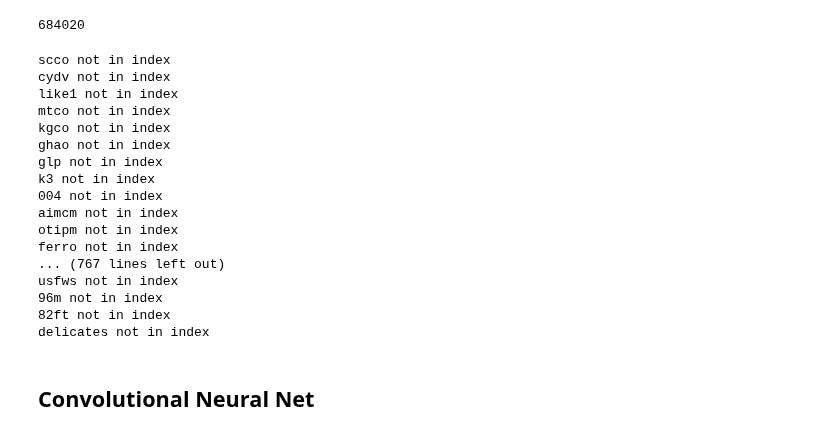
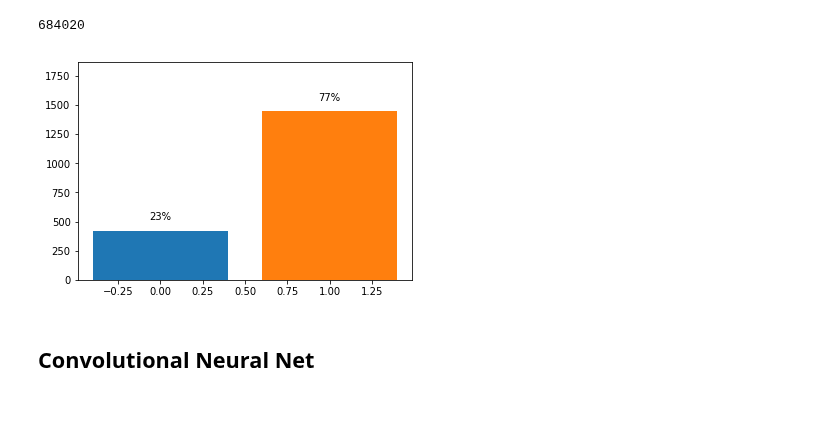
Before and after one commit to mcc-apsis/sustainability, a Jupyter notebook: learning/neural_net_pretrained_embedding.ipynb, the cells around one changed output. Saved outputs shown, nothing was run; the diff lists cells and outputs as text; code cells hidden in the pictures; blank space fills up the shorter version.

Commit message:
sus sentence

```diff
--- a/learning/neural_net_pretrained_embedding.ipynb
+++ b/learning/neural_net_pretrained_embedding.ipynb
@@ -23,10 +27,29 @@ VALIDATION_SPLIT = 0.25
 df = pd.read_csv('docs.csv').sample(frac=1).reset_index(drop=True)
 df['date'] = df['rated'].apply(lambda x: datetime.datetime.strptime(x[:19],"%Y-%m-%d %H:%M:%S"))
 df = df[df['date'] > datetime.datetime(2018,6,1,0,0,0)].reset_index(drop=True)
-print(df.shape)
-y = df['relevant']
+
 df.head()
 
-texts = list(df['content'])
+## Extracting sus sentence:
+from nltk.tokenize import sent_tokenize
+def extract_sus(row):
+    if "sustainab" in row['title'].lower():
+        return row["title"]
+    elif "sustainab" in row["content"].lower():
+        for sent in sent_tokenize(row["content"]):
+            if "sustainab" in sent.lower():
+                return sent
+    elif "sustainab" in str(row["wosarticle__de"]).lower():
+        for kw in row["content"].split(";"):
+            if "sustainab" in kw:
+                return kw.strip()
+
+df['sus_sentence'] = df.apply(lambda row: extract_sus(row),axis=1)
+df = df[pd.notna(df['sus_sentence'])].reset_index(drop=True)
+
+print(df.shape)
+
+y = df['relevant']
+texts = list(df['sus_sentence'])
 df_labels = list(df['relevant'])
 # %% [output]
@@ -78,7 +101,8 @@ for word, i in word_index.items():
         embedding_matrix[i] = embedding_vector
     except:
         # word not in embedding index
-        print(f'{word} not in index')
+        pass
+        #print(f'{word} not in index')
 
 
 
@@ -89,24 +113,22 @@ embedding_layer = Embedding(
     input_length=MAX_SEQUENCE_LENGTH,
     trainable=False
 )
-# %% [output]
-scco not in index
-cydv not in index
-like1 not in index
-mtco not in index
-kgco not in index
-ghao not in index
-glp not in index
-k3 not in index
-004 not in index
-aimcm not in index
-otipm not in index
-ferro not in index
-... (767 lines left out)
-usfws not in index
-96m not in index
-82ft not in index
-delicates not in index
+# %%
+plt.close()
+fig, ax = plt.subplots()
+i = 0
+for name, group in df.groupby('relevant'):
+    s = group['id'].size
+    plt.bar(i, s)
+    plt.text(i, s + df['id'].size*0.05, "{:.0%}".format(s/df['id'].size),ha="center")
+    i+=1
+
+plt.ylim(0,df['id'].size)
+#fig.tight_layout()
+
+plt.show()
+# %% [output]
+[figure, added]
 # %% [markdown]
 ## Convolutional Neural Net
 # %%
```
Also changed, not shown: parts of 6 cells of this notebook, 4 other files.
